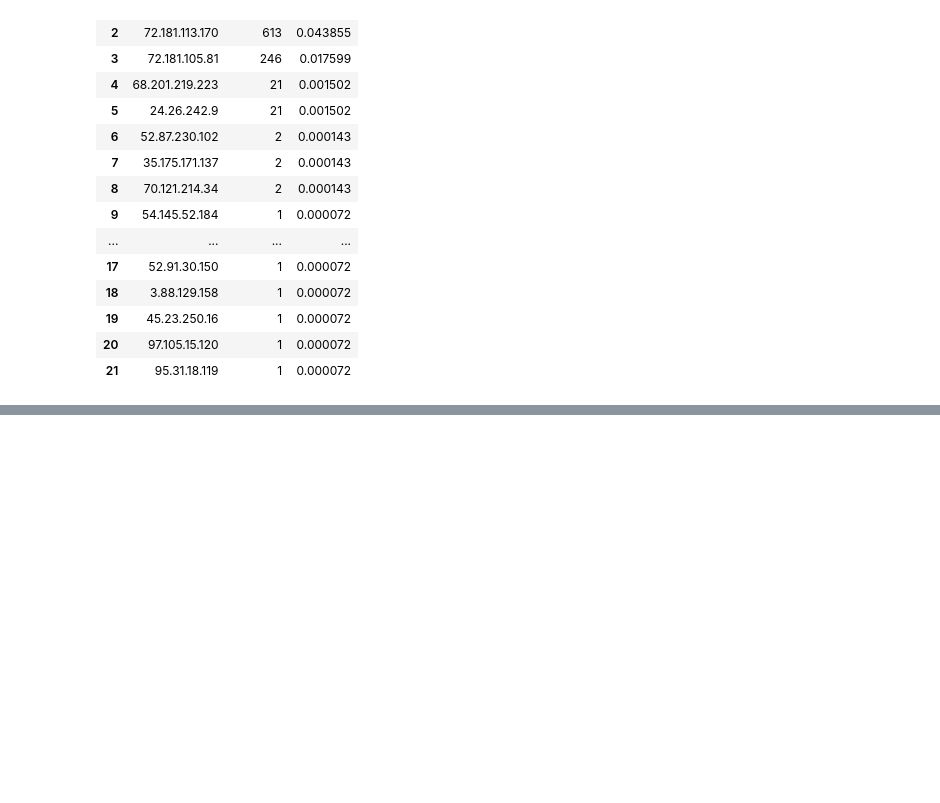
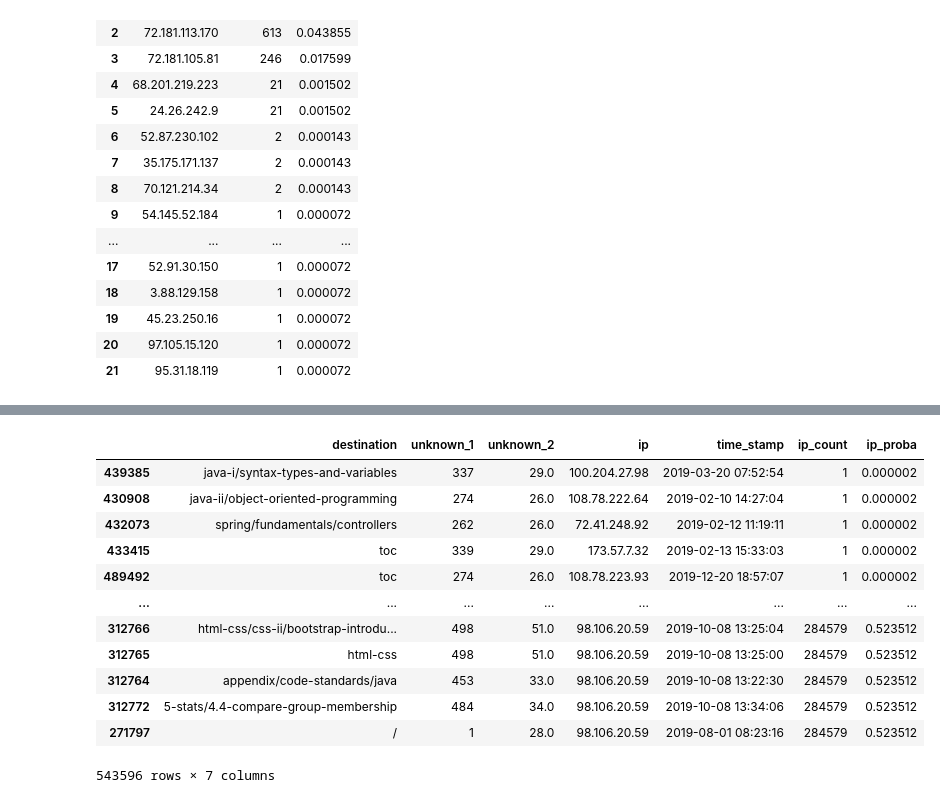
Before and after one commit to guedanie/anomaly_detection, a Jupyter notebook: discrete_anomaly_detection.ipynb, the cells around one changed output, grey strips where cells are left out. Cells and saved outputs as stored; diff of their text form; code cells hidden in the pictures; blank space fills up the shorter version.

```diff
--- a/discrete_anomaly_detection.ipynb
+++ b/discrete_anomaly_detection.ipynb
@@ -109,0 +253,16 @@ ip_df
+# %%
+df.sort_values(by="ip_proba")
+# %% [output]
+|  | destination | unknown_1 | unknown_2 | ip | time_stamp | ip_count | ip_proba |
+| 439385 | java-i/syntax-types-and-variables | 337 | 29.0 | 100.204.27.98 | 2019-03-20 07:52:54 | 1 | 0.000002 |
+| 430908 | java-ii/object-oriented-programming | 274 | 26.0 | 108.78.222.64 | 2019-02-10 14:27:04 | 1 | 0.000002 |
+| 432073 | spring/fundamentals/controllers | 262 | 26.0 | 72.41.248.92 | 2019-02-12 11:19:11 | 1 | 0.000002 |
+| 433415 | toc | 339 | 29.0 | 173.57.7.32 | 2019-02-13 15:33:03 | 1 | 0.000002 |
+| 489492 | toc | 274 | 26.0 | 108.78.223.93 | 2019-12-20 18:57:07 | 1 | 0.000002 |
+| ... | ... | ... | ... | ... | ... | ... | ... |
+| 312766 | html-css/css-ii/bootstrap-introdu... | 498 | 51.0 | 98.106.20.59 | 2019-10-08 13:25:04 | 284579 | 0.523512 |
+| 312765 | html-css | 498 | 51.0 | 98.106.20.59 | 2019-10-08 13:25:00 | 284579 | 0.523512 |
+| 312764 | appendix/code-standards/java | 453 | 33.0 | 98.106.20.59 | 2019-10-08 13:22:30 | 284579 | 0.523512 |
+| 312772 | 5-stats/4.4-compare-group-membership | 484 | 34.0 | 98.106.20.59 | 2019-10-08 13:34:06 | 284579 | 0.523512 |
+| 271797 | / | 1 | 28.0 | 98.106.20.59 | 2019-08-01 08:23:16 | 284579 | 0.523512 |
+543596 rows × 7 columns
```
Also changed, not shown: parts of 16 cells of this notebook.
